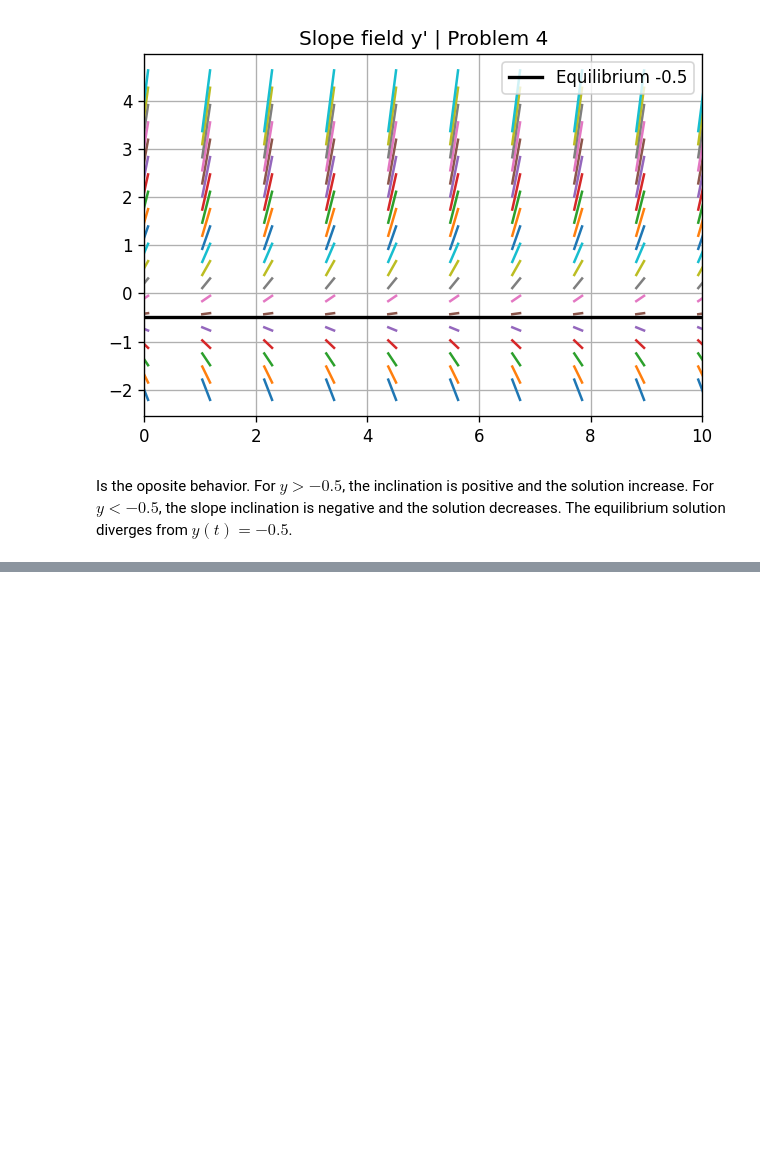
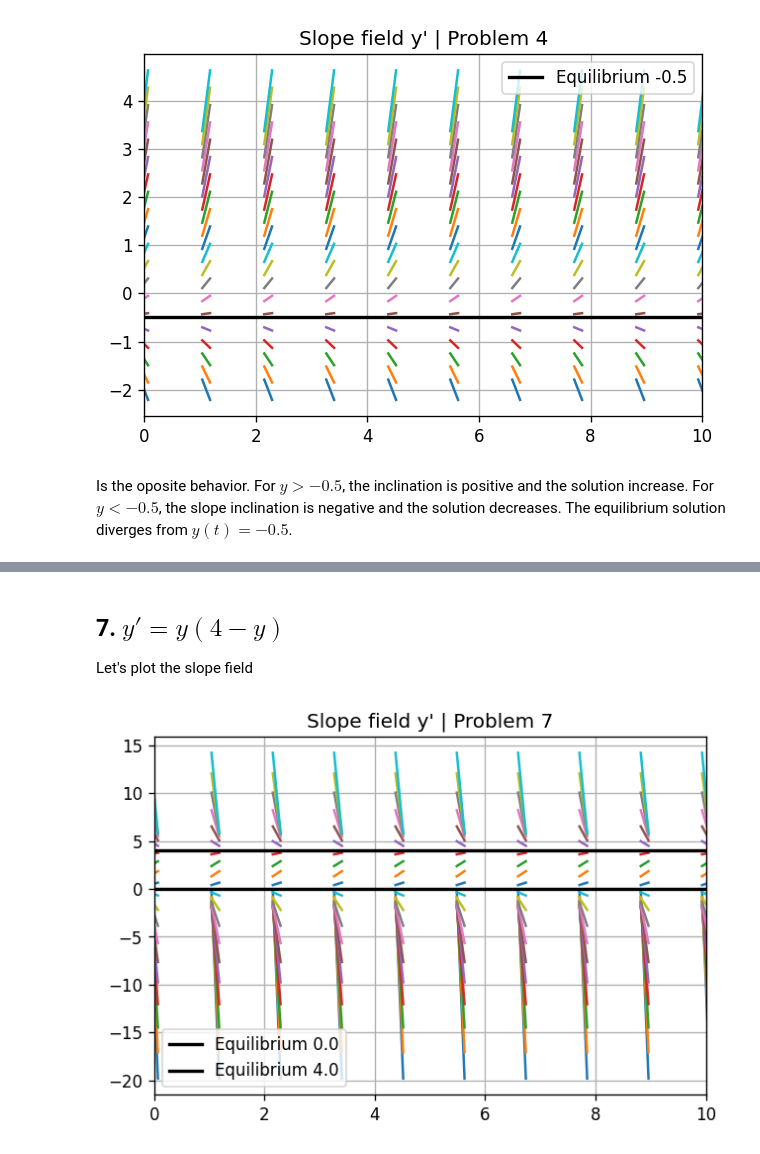
Before and after one commit to zemarchezi/BoyceDiPrima_DifferentialEq, a Jupyter notebook: Chapter_1.ipynb, the cells around one changed output, grey strips where cells are left out. Cells and saved outputs as stored; diff of their text form; code cells hidden in the pictures; blank space fills up the shorter version.

Commit message:
solução dos problemas 5 - 8

```diff
--- a/Chapter_1.ipynb
+++ b/Chapter_1.ipynb
@@ -176,7 +176,7 @@ def fun_slope(x1,y1, slope, domain):
     return z
 
 
-def direction_field_linear(symbol: str="",
+def direction_field(symbol: str="",
                            expression: str ="",
                            ylim: list=[],
                            tlim: list=[],
@@ -186,13 +186,11 @@ def direction_field_linear(symbol: str="",
     y = Symbol(symbol)
     str_expr = expression
     expr = sympify(str_expr)
-    v = solve(expr, y)[0]
+    v = solve(expr, y)
     f = lambdify(y,expr)
 
     y_array = np.linspace(ylim[0],ylim[1], 20)
     t_array = np.linspace(tlim[0],tlim[1], 10)
-
-    equilibrium = [v] * len(t)
 
     plt.figure(dpi=120)
     for i, j in itertools.product(t_array, y_array):
@@ -200,8 +198,10 @@ def direction_field_linear(symbol: str="",
         domain = np.linspace(i-0.07,i+0.07,2)
         plt.plot(domain,fun_slope(i,j, slope, domain),solid_capstyle='projecting',solid_joinstyle='bevel')
 
-    plt.plot(t_array,equilibrium,  c='k', linewidth=2.0, label=f"Equilibrium {float(v)}")
-    plt.legend()
+    for vv in v:
+        equilibrium = [vv] * len(t_array)
+        plt.plot(t_array,equilibrium,  c='k', linewidth=2.0, label=f"Equilibrium {float(vv)}")
+        plt.legend()
     plt.xlim(np.min(t_array), np.max(t_array))
     plt.title(f"Slope field y' | {problm_title}")
     plt.grid(True)
@@ -251,0 +344,8 @@ In each of Problems $5$ and $6$, write down a differential equation of the form
+# %% [markdown]
+## 7. $y' = y(4-y)$
+
+Let's plot the slope field
+# %%
+direction_field(symbol="y", expression="4*y - y**2", ylim=[-10,10], tlim=[0,10], problm_title="Problem 7")
+# %% [output]
+[figure, added]
```
Also changed, not shown: parts of 8 cells of this notebook, 1 other file.
